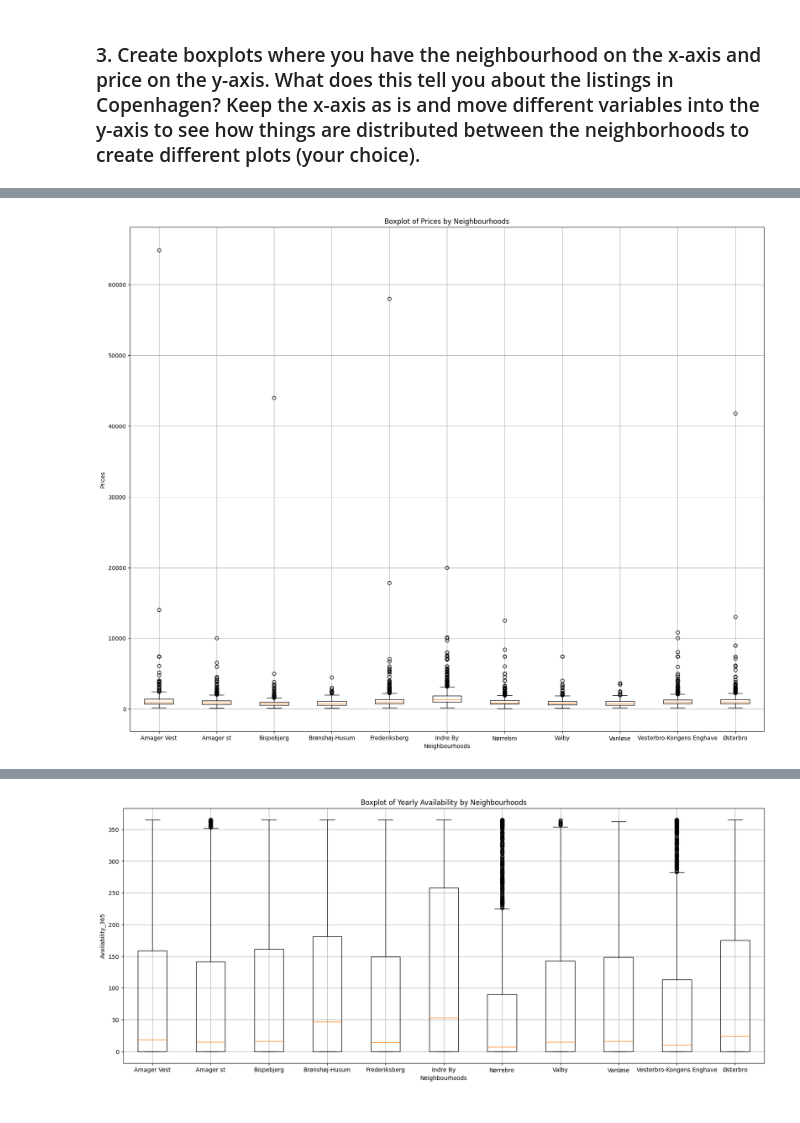
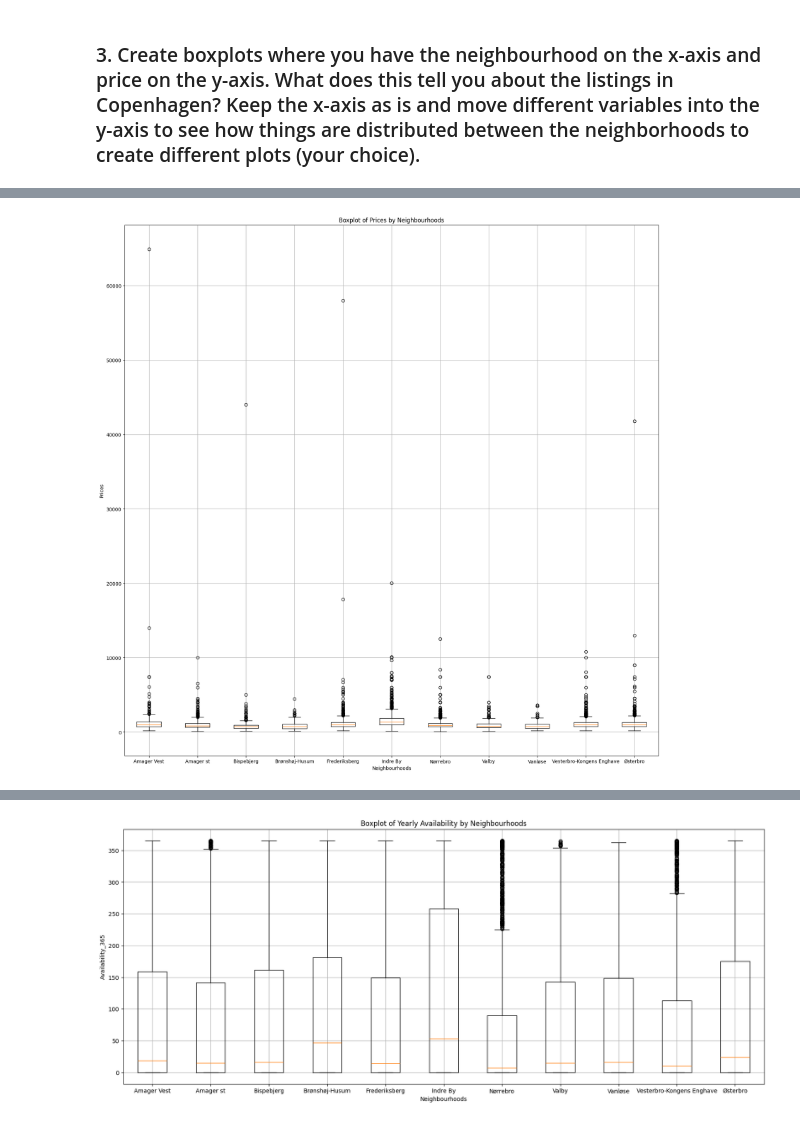
Before and after one commit to mitmarcus/VIA-MAL1, a Jupyter notebook: Ass1_CopenhagenAirBnB/1. Copenhagen AirBnB.ipynb, the cells around one changed output, grey strips where cells are left out. Drawn from its saved outputs; the diff is of its cells as text; code cells hidden in the pictures.

```diff
--- a/Ass1_CopenhagenAirBnB/1. Copenhagen AirBnB.ipynb
+++ b/Ass1_CopenhagenAirBnB/1. Copenhagen AirBnB.ipynb
@@ -189,16 +188,16 @@ This section
 # %%
 import matplotlib.pyplot as plt
 
 neighbourhoods = sorted(neighbourhoods)
 
 # Create a boxplot
-plt.figure(figsize=(20, 16))
+plt.figure(figsize=(20, 20))
 plt.boxplot([data_filtered[data_filtered['neighbourhood_cleansed'] == neighbourhood]['price'] for neighbourhood in neighbourhoods], tick_labels=neighbourhoods)
 
 plt.xlabel('Neighbourhoods')
 plt.ylabel('Prices')
 plt.title('Boxplot of Prices by Neighbourhoods')
 plt.grid()
 plt.show()
 # %% [output]
-[figure, old version]
+[figure, new version]
```
Also changed, not shown: parts of 15 cells of this notebook.
